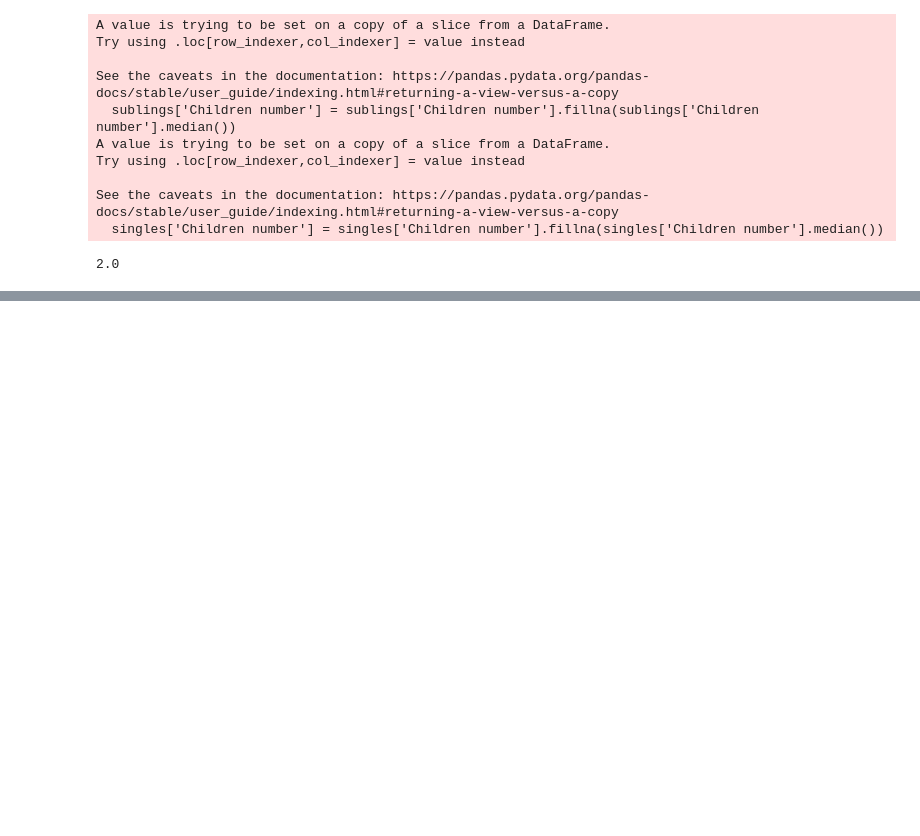
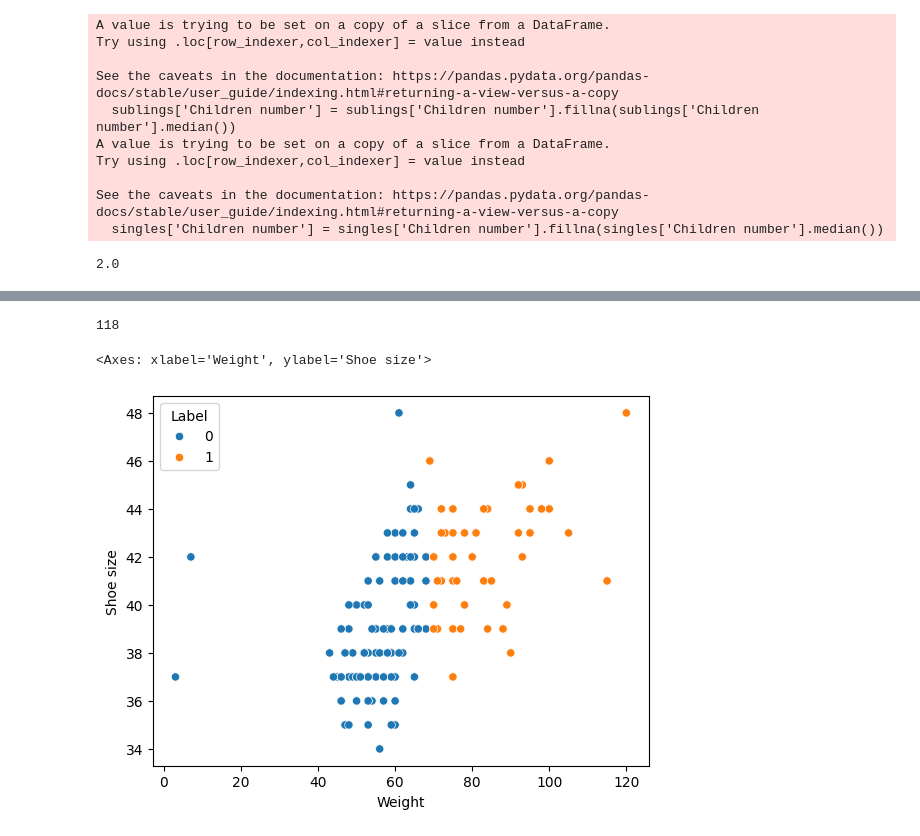
Before and after one commit to pro8mari/code-practice, a Jupyter notebook: Stepik_Artyom_Shevlyakov.ipynb, the cells around one changed output, grey strips where cells are left out. Cells and saved outputs as stored; diff of their text form; code cells hidden in the pictures; blank space fills up the shorter version.

```diff
--- a/Stepik_Artyom_Shevlyakov.ipynb
+++ b/Stepik_Artyom_Shevlyakov.ipynb
@@ -593,0 +678,15 @@ See the caveats in the documentation: https://pandas.pydata.org/pandas-docs/stab
+# %%
+ws = df[['Weight', 'Shoe size']]
+ws = ws.dropna()
+kmeans = KMeans(n_clusters=2, random_state=0)
+kmeans.fit(ws)
+ws['Label'] = kmeans.labels_
+# %%
+sum(ws['Label'] == 0)
+# %% [output]
+118
+# %%
+sns.scatterplot(data = ws, x='Weight', y='Shoe size', hue='Label')
+# %% [output]
+<Axes: xlabel='Weight', ylabel='Shoe size'>
+[figure, added]
```
Also changed, not shown: parts of 14 cells of this notebook.
